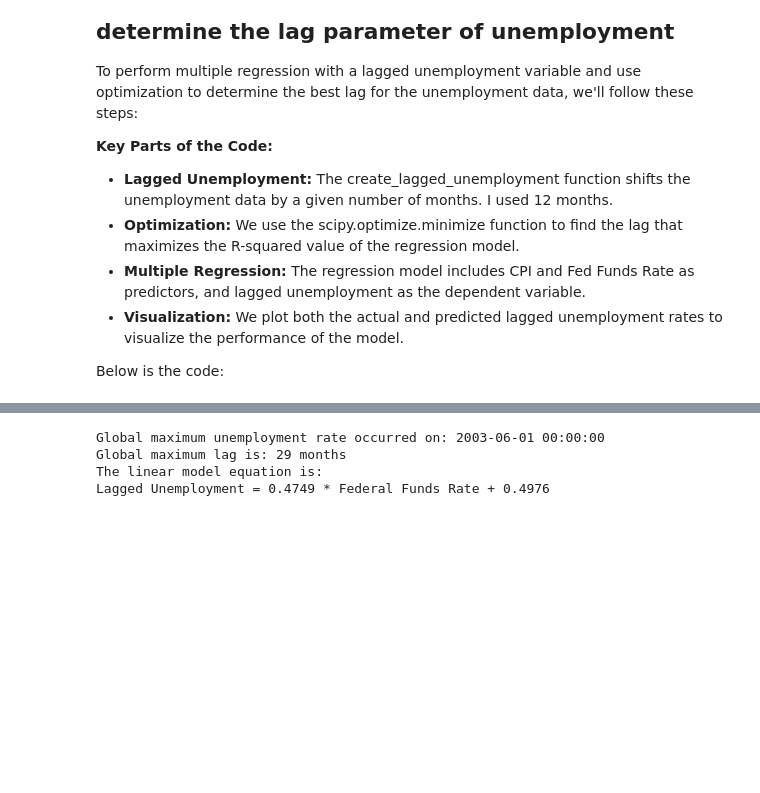
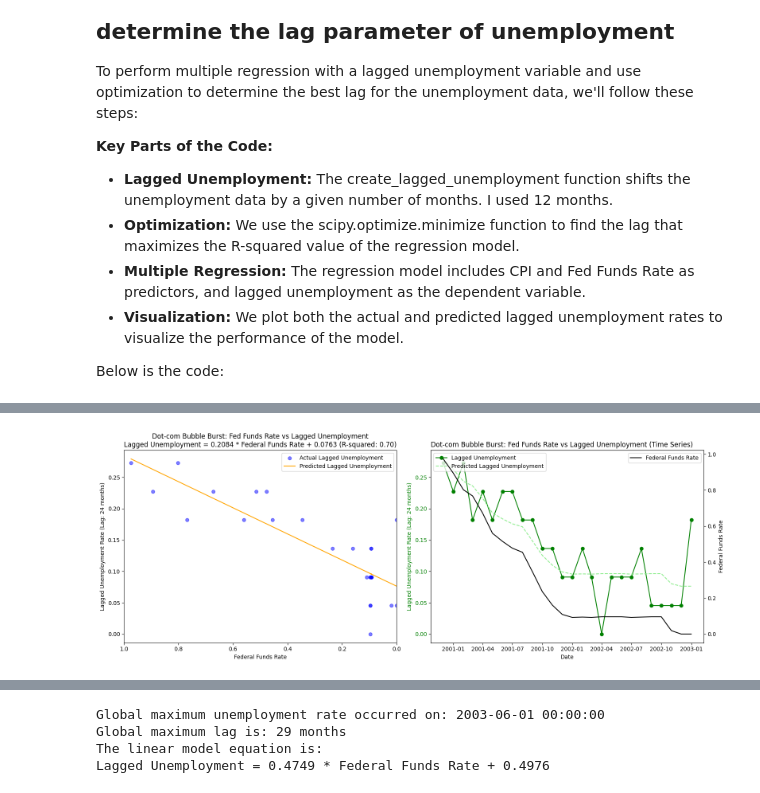
Before and after one commit to hawa1983/DATA-608, a Jupyter notebook: DATA_608_HW2_Analytical_Approach_updated.ipynb, the cells around one changed output, grey strips where cells are left out. Saved outputs shown, nothing was run; the diff lists cells and outputs as text; code cells hidden in the pictures; blank space fills up the shorter version.

```diff
--- a/DATA_608_HW2_Analytical_Approach_updated.ipynb
+++ b/DATA_608_HW2_Analytical_Approach_updated.ipynb
@@ -186,3 +393,44 @@ Below is the code:
+# %%
+# Create a figure with two columns
+fig, (ax1, ax2) = plt.subplots(1, 2, figsize=(16, 6))
+
+# Plot 1: Scatter plot with regression line on the first axis (left column)
+ax1.scatter(X, y, label='Actual Lagged Unemployment', color='blue', alpha=0.5)
+ax1.plot(X, y_pred, label='Predicted Lagged Unemployment', color='orange')
+ax1.set_xlabel('Federal Funds Rate')
+ax1.set_ylabel(f'Lagged Unemployment Rate (Lag: {global_max_lag} months)')
+ax1.set_title(f'Dot-com Bubble Burst: Fed Funds Rate vs Lagged Unemployment\n{equation} (R-squared: {r_squared:.2f})')
+ax1.legend()
+
+# Reverse the x-axis to start from 1 to 0
+ax1.set_xlim(1, 0)
+
+# Plot 2: Time series of actual vs predicted lagged unemployment with Fed Funds Rate on secondary axis (right column)
+ax3 = ax2.twinx()  # Create a secondary y-axis for the second plot
+
+# Plot the lagged unemployment on the primary axis
+ax2.plot(lagged_data['Date'], y, label='Lagged Unemployment', marker='o', color='green')
+ax2.plot(lagged_data['Date'], y_pred, label='Predicted Lagged Unemployment', linestyle='--', color='lightgreen')
+ax2.set_xlabel('Date')
+ax2.set_ylabel(f'Lagged Unemployment Rate (Lag: {global_max_lag} months)', color='green')
+ax2.tick_params(axis='y', labelcolor='green')
+
+# Plot the Fed Funds Rate on the secondary axis
+ax3.plot(lagged_data['Date'], lagged_data['FEDFUNDS'], label='Federal Funds Rate', color='black')
+ax3.set_ylabel('Federal Funds Rate', color='black')
+ax3.tick_params(axis='y', labelcolor='black')
+
+# Set the title and legends
+ax2.set_title('Dot-com Bubble Burst: Fed Funds Rate vs Lagged Unemployment (Time Series)', loc='left')
+ax2.legend(loc='upper left')
+ax3.legend(loc='upper right')
+
+# Adjust the layout to prevent overlap
+plt.tight_layout()
+
+plt.show()
+# %% [output]
+[figure, added]
 # %%
 import pandas as pd
 import numpy as np
```
Also changed, not shown: parts of 9 cells of this notebook.
